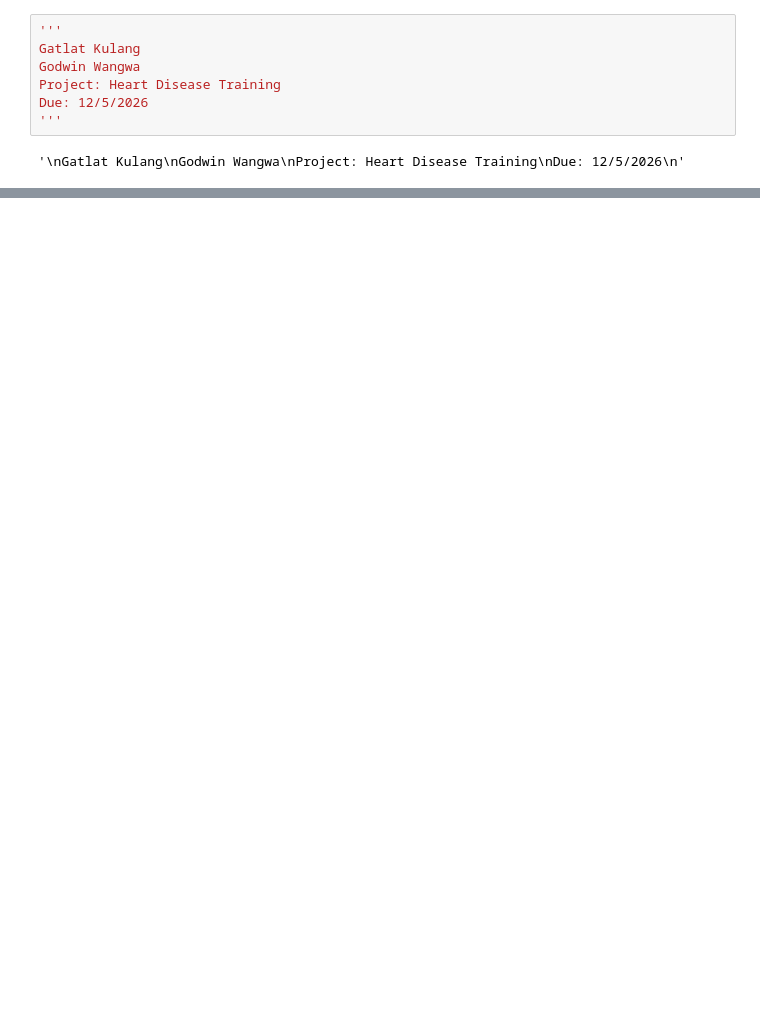
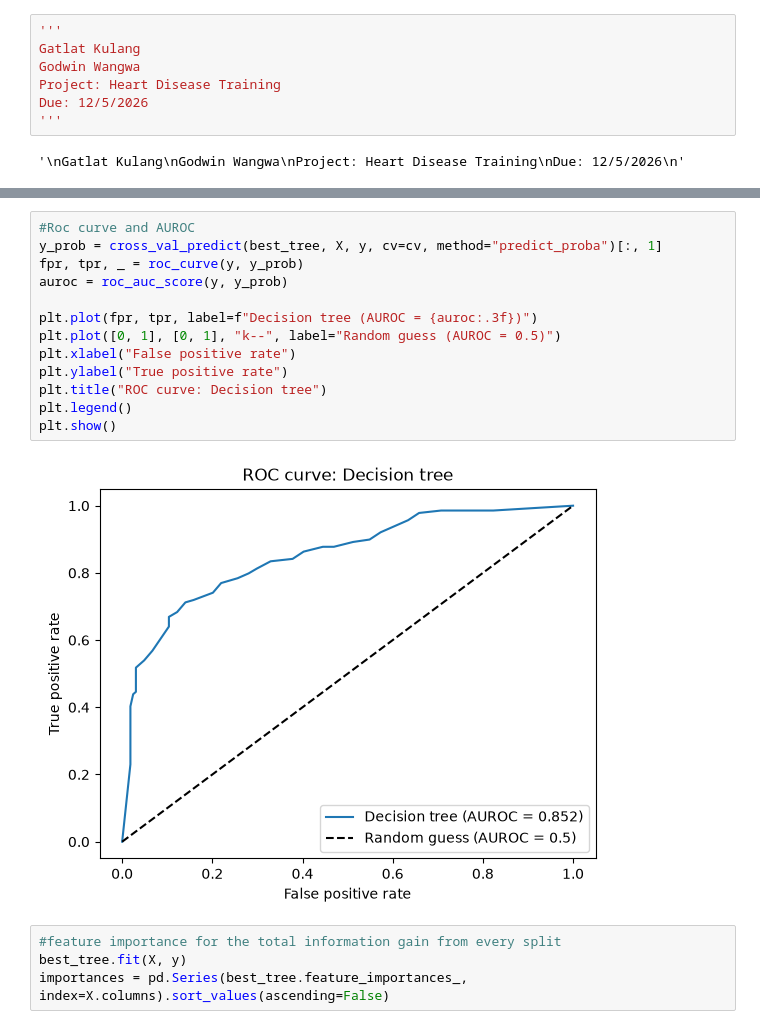
Before and after one commit to Gatlat97/Cardio-Scope, a Jupyter notebook: notebooks/Heart_disease_training.ipynb, the cells around one changed output, grey strips where cells are left out. Cells and saved outputs as stored; diff of their text form; blank space fills up the shorter version.

```diff
--- a/notebooks/Heart_disease_training.ipynb
+++ b/notebooks/Heart_disease_training.ipynb
@@ -86,0 +72,19 @@ print(myTree.feature_importances_)
+# %%
+#Roc curve and AUROC
+y_prob = cross_val_predict(best_tree, X, y, cv=cv, method="predict_proba")[:, 1]
+fpr, tpr, _ = roc_curve(y, y_prob)
+auroc = roc_auc_score(y, y_prob)
+
+plt.plot(fpr, tpr, label=f"Decision tree (AUROC = {auroc:.3f})")
+plt.plot([0, 1], [0, 1], "k--", label="Random guess (AUROC = 0.5)")
+plt.xlabel("False positive rate")
+plt.ylabel("True positive rate")
+plt.title("ROC curve: Decision tree")
+plt.legend()
+plt.show()
+# %% [output]
+[figure, added]
+# %%
+#feature importance for the total information gain from every split
+best_tree.fit(X, y)
+importances = pd.Series(best_tree.feature_importances_, index=X.columns).sort_values(ascending=False)
```
Also changed, not shown: parts of 23 cells of this notebook, 2 other files.
